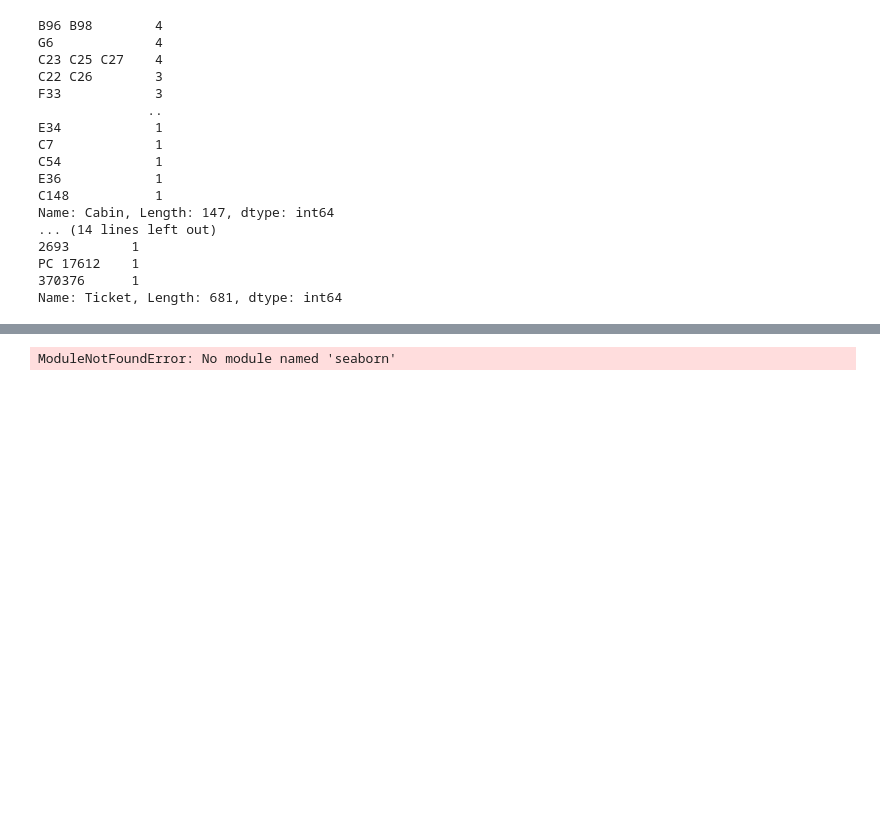
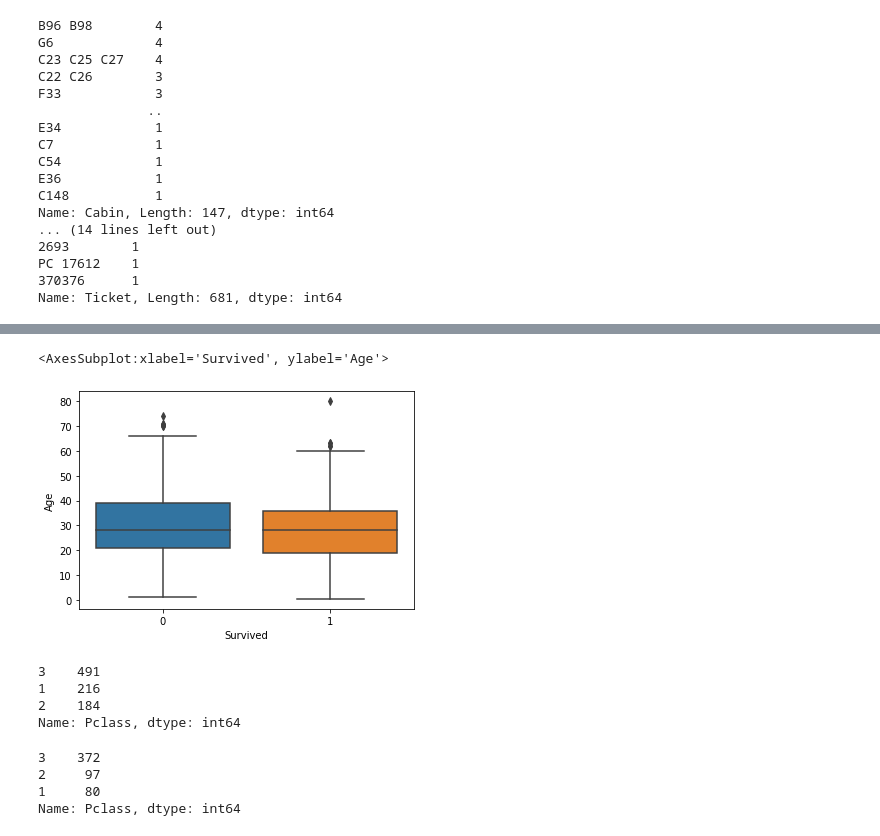
Before and after one commit to Dar-rius/new_titanic, a Jupyter notebook: machinLearning.ipynb, the cells around one changed output, grey strips where cells are left out. Drawn from its saved outputs; the diff is of its cells as text; code cells hidden in the pictures; blank space fills up the shorter version.

```diff
--- a/machinLearning.ipynb
+++ b/machinLearning.ipynb
@@ -142,6 +122,9 @@ Pour les non survivannt
 74.0
 1.0
 # %%
+#voir selon un age determiner une personne a plus de chance de survivre:
 import seaborn as sns
+sns.boxplot(x="Survived", y="Age", data=dataset)
 # %% [output]
-ModuleNotFoundError: No module named 'seaborn'
+<AxesSubplot:xlabel='Survived', ylabel='Age'>
+[figure, added]
@@ -147,0 +143,15 @@ ModuleNotFoundError: No module named 'seaborn'
+# %%
+countClass.value_counts()
+# %% [output]
+3    491
+1    216
+2    184
+Name: Pclass, dtype: int64
+# %%
+#pour presenter comment les nombres de personnes non vívant par class
+noSurvived.value_counts()
+# %% [output]
+3    372
+2     97
+1     80
+Name: Pclass, dtype: int64
```
Also changed, not shown: parts of 26 cells of this notebook.
